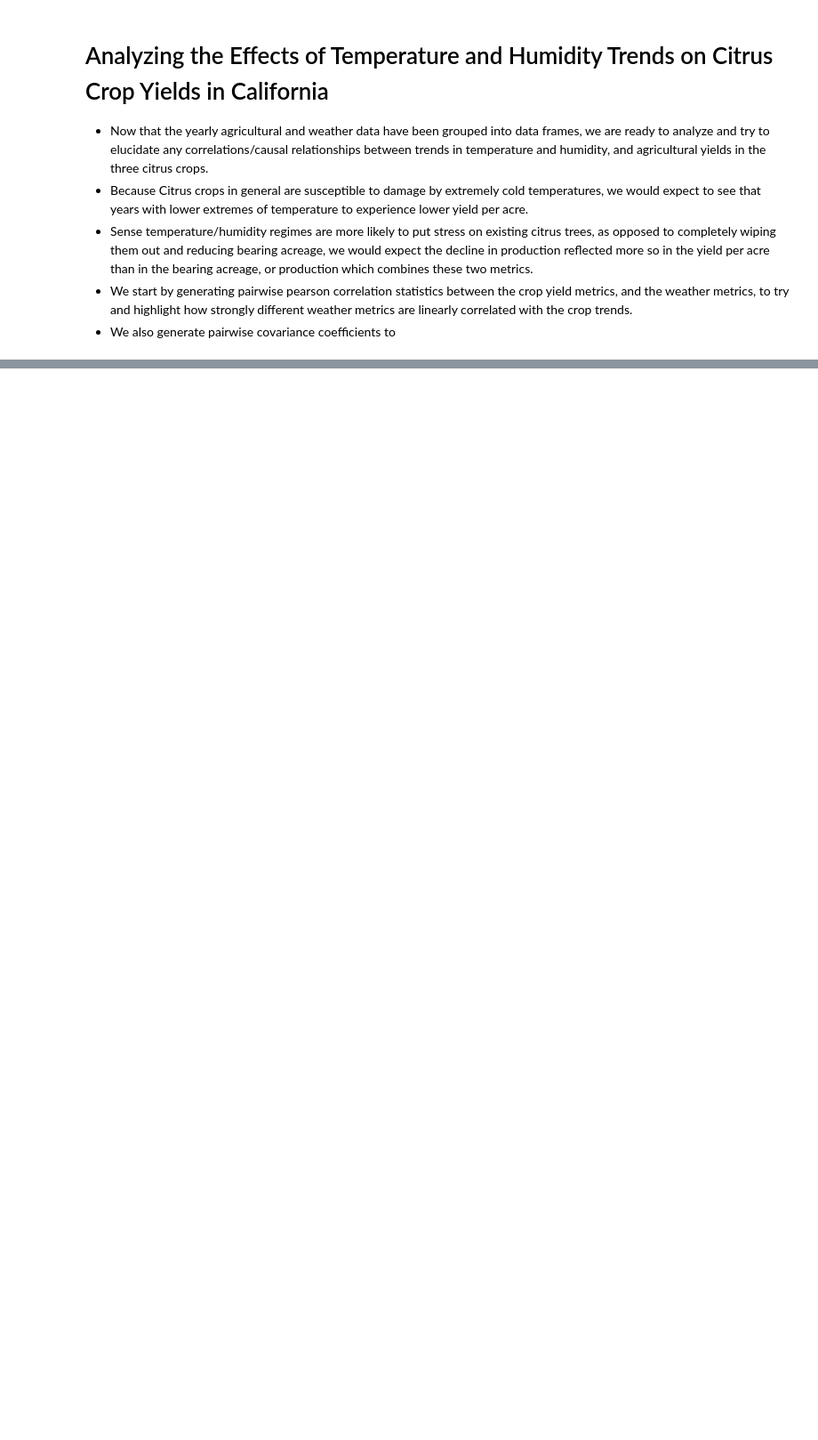
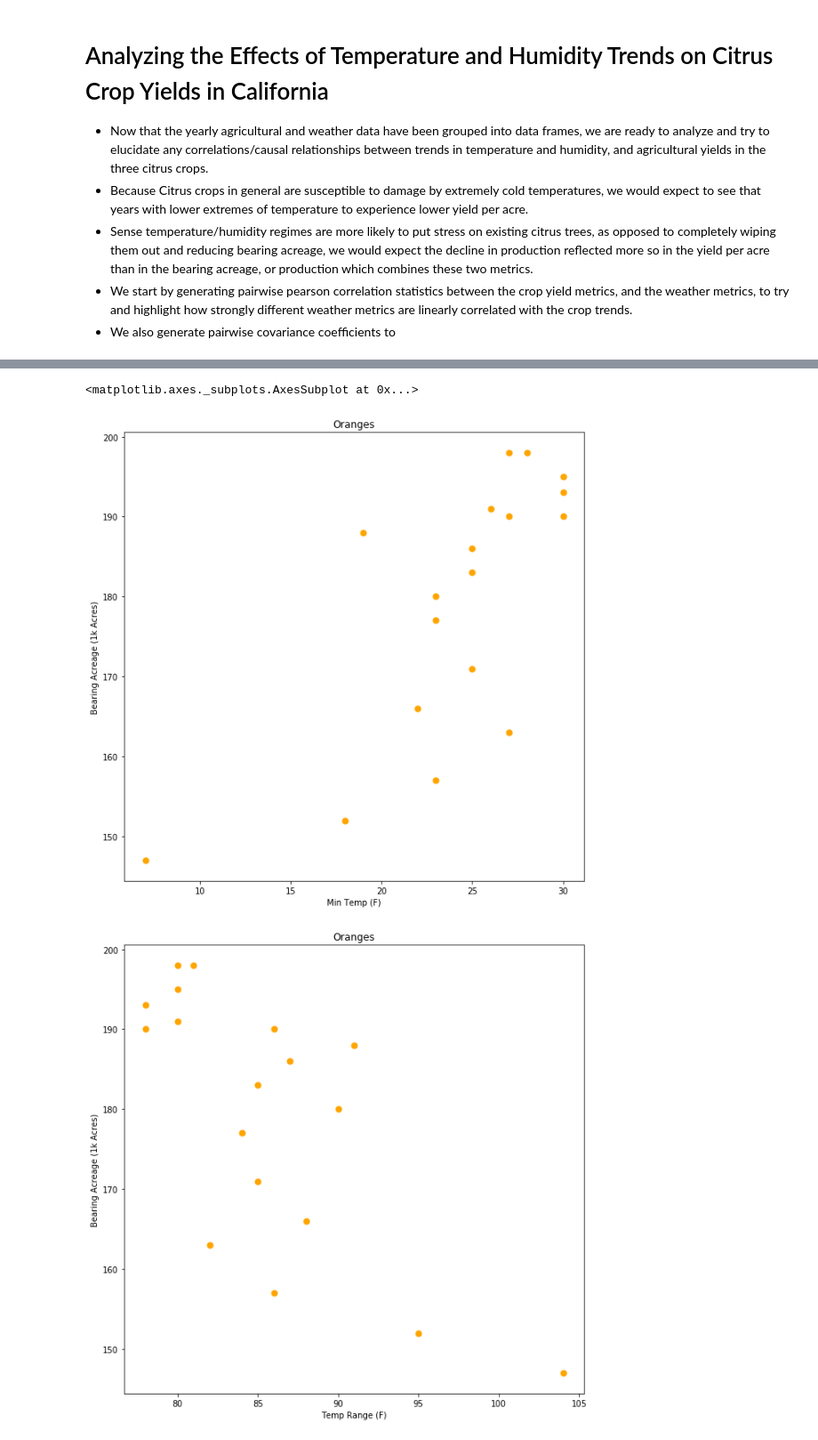
Before and after one commit to teamAwesomeKaraAndTroy/DataScienceFinalProject, a Jupyter notebook: FruitYearbookDataExploration.ipynb, the cells around one changed output, grey strips where cells are left out. Shown at 89% size. Drawn from its saved outputs; the diff is of its cells as text; code cells hidden in the pictures; blank space fills up the shorter version.

```diff
--- a/FruitYearbookDataExploration.ipynb
+++ b/FruitYearbookDataExploration.ipynb
@@ -802,0 +835,19 @@ df.iloc[365:].plot.scatter(x='Temp', y='Humid', label='2018', ax=ax, s=50, c=col
+# %%
+oranges_df.plot.scatter(x='Min Temp (F)', y='Bearing Acreage (1k Acres)', s=50, c='orange', title='Oranges')
+oranges_df.plot.scatter(x='Temp Range (F)', y='Bearing Acreage (1k Acres)', s=50, c='orange', title='Oranges')
+oranges_df.plot.scatter(x='Average Temp (F)', y='Bearing Acreage (1k Acres)', s=50, c='orange', title='Oranges')
+oranges_df.plot.scatter(x='Days Above Average Temp', y='Yield Per Acre (Short Tons)', s=50, c='orange', title='Oranges')
+oranges_df.plot.scatter(x='Days Below Average Temp', y='Yield Per Acre (Short Tons)', s=50, c='orange', title='Oranges')
+oranges_df.plot.scatter(x='Yield Per Acre (Short Tons)', y='Bearing Acreage (1k Acres)', s=50, c='orange', title='Oranges')
+oranges_df.plot.scatter(x='Days Above Monthly Average Humidity', y='Bearing Acreage (1k Acres)', s=50, c='orange', title='Oranges')
+
+# Some time series plots to show trends over time in some of the temperature/humidity metrics
+oranges_df.plot.line(x='Year', y='Temp Range (F)', xticks=years, title='Temp Range (F) Over Time')
+oranges_df.plot.line(x='Year', y='Average Temp (F)', xticks=years, title='Average Temp (F) Over Time')
+oranges_df.plot.line(x='Year', y='Days Below Average Temp', xticks=years, title='Days Below Average Temp Over Time')
+oranges_df.plot.line(x='Year', y='Bearing Acreage (1k Acres)', xticks=years, title='Bearing Acreage of Oranges Over Time')
+oranges_df.plot.line(x='Year', y='Days with Temp Below Freezing', xticks=years, title='Days with Temp Below Freezing Over Time')
+# %% [output]
+<matplotlib.axes._subplots.AxesSubplot at 0x...>
+[figure, added]
+[figure, added]
```
Also changed, not shown: parts of 16 cells of this notebook.
